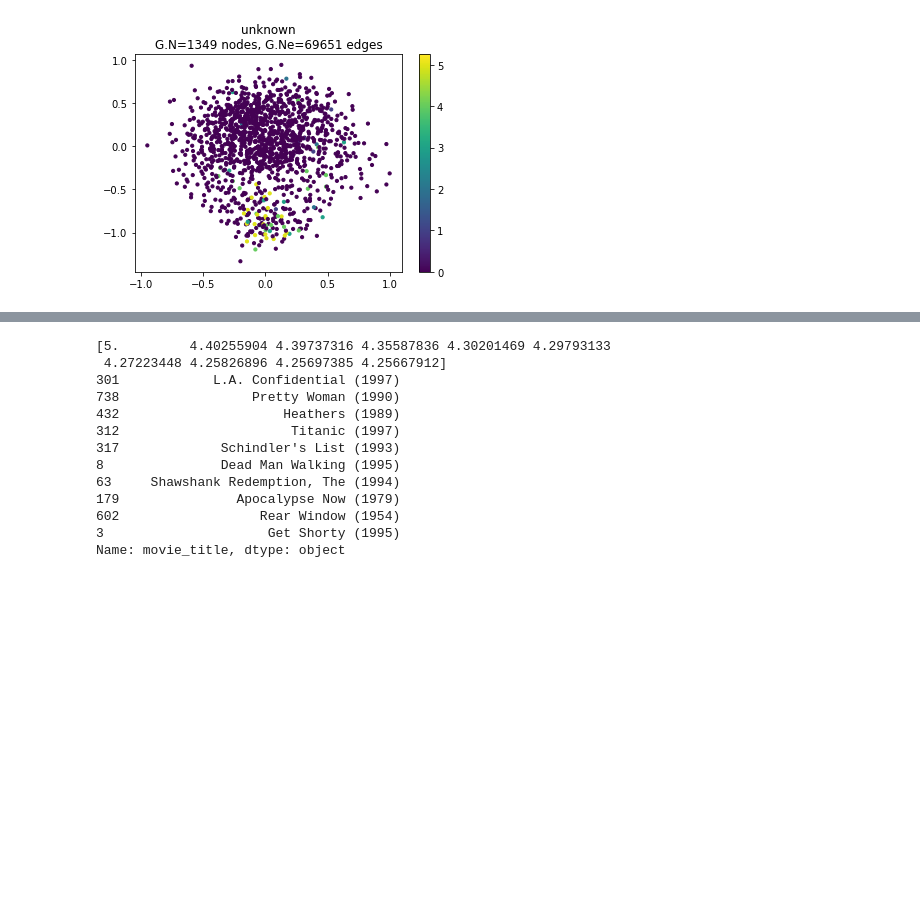
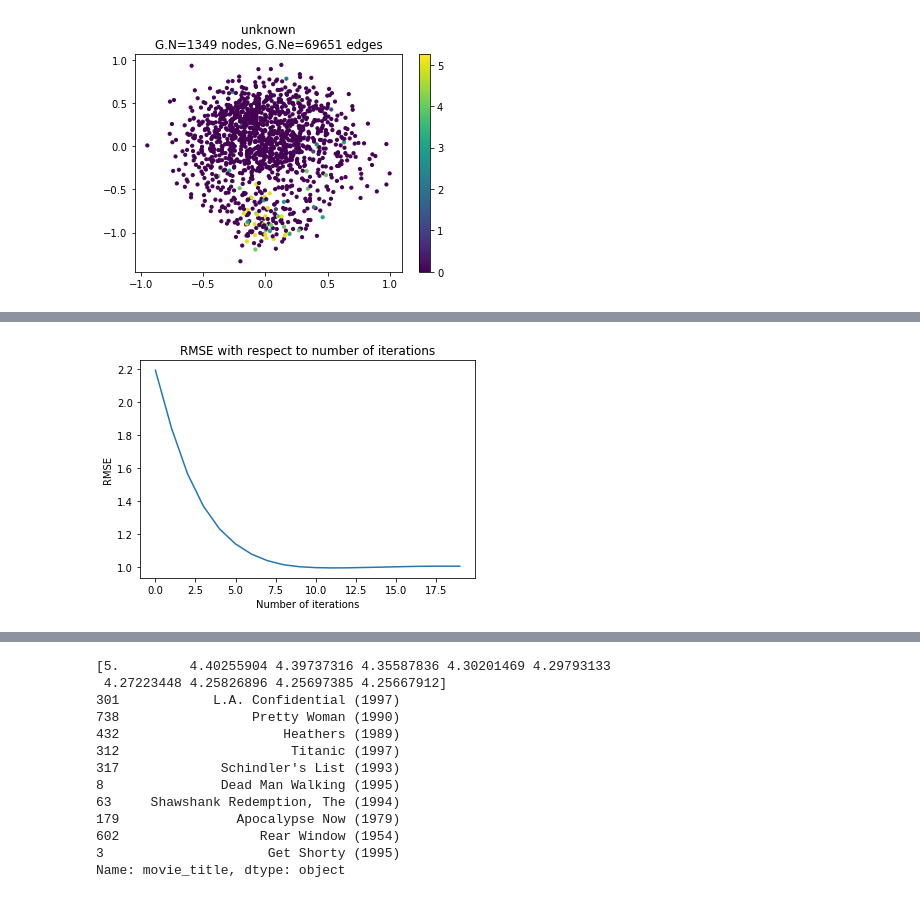
Before and after one commit to jlabhard/ntds_project_movielens, a Jupyter notebook: Untitled.ipynb, the cells around one changed output, grey strips where cells are left out. Saved outputs shown, nothing was run; the diff lists cells and outputs as text; code cells hidden in the pictures; blank space fills up the shorter version.

```diff
--- a/Untitled.ipynb
+++ b/Untitled.ipynb
@@ -364,21 +368,27 @@ def get_prediction_matrix(user_ratings, graph, iterations, remove_split = 0.4):
     n_users, n_movies = user_ratings.shape
     n_movies_to_remove = int(remove_split*n_movies)
     cols_to_remove = np.arange(n_movies)
+    np.random.seed(1)
     np.random.shuffle(cols_to_remove)
     cols_to_remove = cols_to_remove[:n_movies_to_remove]
     predictions = np.zeros((n_users, n_movies))
     new_ratings = user_ratings.copy()
     new_ratings[:, cols_to_remove] = 0
+    temp = new_ratings.copy()
+    RMSEs = []
 
-    for user in range(n_users):
-        # print(f" User {user}")
-        predictions[user, :] = iterfilter(new_ratings[user, :], graph, iterations)
+    for i in range(iterations):
+        for user in range(n_users):
+            # print(f" User {user}")
+            predictions[user, :] = iterfilter(new_ratings[user, :], temp[user, :], graph, 1)
+            temp[user, :] = predictions[user, :]
+        predictions[user_ratings == 0] = 0
+        MSE = (user_ratings[:, cols_to_remove] - predictions[:, cols_to_remove])**2
+        RMSE = np.sqrt(1/2 * np.sum(MSE)/(user_ratings[:, cols_to_remove] != 0).sum())
+        RMSEs.append(RMSE)
+        print(RMSE)
 
-    predictions[user_ratings == 0] = 0
-    MSE = (user_ratings[:, cols_to_remove] - predictions[:, cols_to_remove])**2
-    RMSE = np.sqrt(1/2 * np.sum(MSE)/(user_ratings[:, cols_to_remove] != 0).sum())
-
-    return RMSE
+    return RMSEs
 # %%
 errors = []
 for adjacency in adjacencies:
@@ -388,6 +398,7 @@ for adjacency in adjacencies:
 
     tau = 5
     g = filters.Heat(G, tau)
-    errors.append(get_prediction_matrix(filtered_ratings, g, 2))
-    print(errors)
+    min_error = np.min(get_prediction_matrix(filtered_ratings, g, 2))
+    errors.append(min_error)
+    print(min_error)
 # %% [output]
@@ -435,0 +422,10 @@ Iteration: 29
+# %%
+index = np.argmin(errors)
+G = graphs.Graph(adjacencies[index])
+G.compute_laplacian(lap_type='combinatorial')
+G.compute_fourier_basis()
+
+tau = 5
+g = filters.Heat(G, tau)
+RMSEs = get_prediction_matrix(filtered_ratings, g, 20)
+print(RMSEs)
@@ -435,0 +450,8 @@ Iteration: 29
+# %%
+plt.plot(RMSEs)
+plt.title("RMSE with respect to number of iterations")
+plt.xlabel("Number of iterations")
+plt.ylabel("RMSE")
+plt.show()
+# %% [output]
+[figure, added]
```
Also changed, not shown: parts of 7 cells of this notebook.
